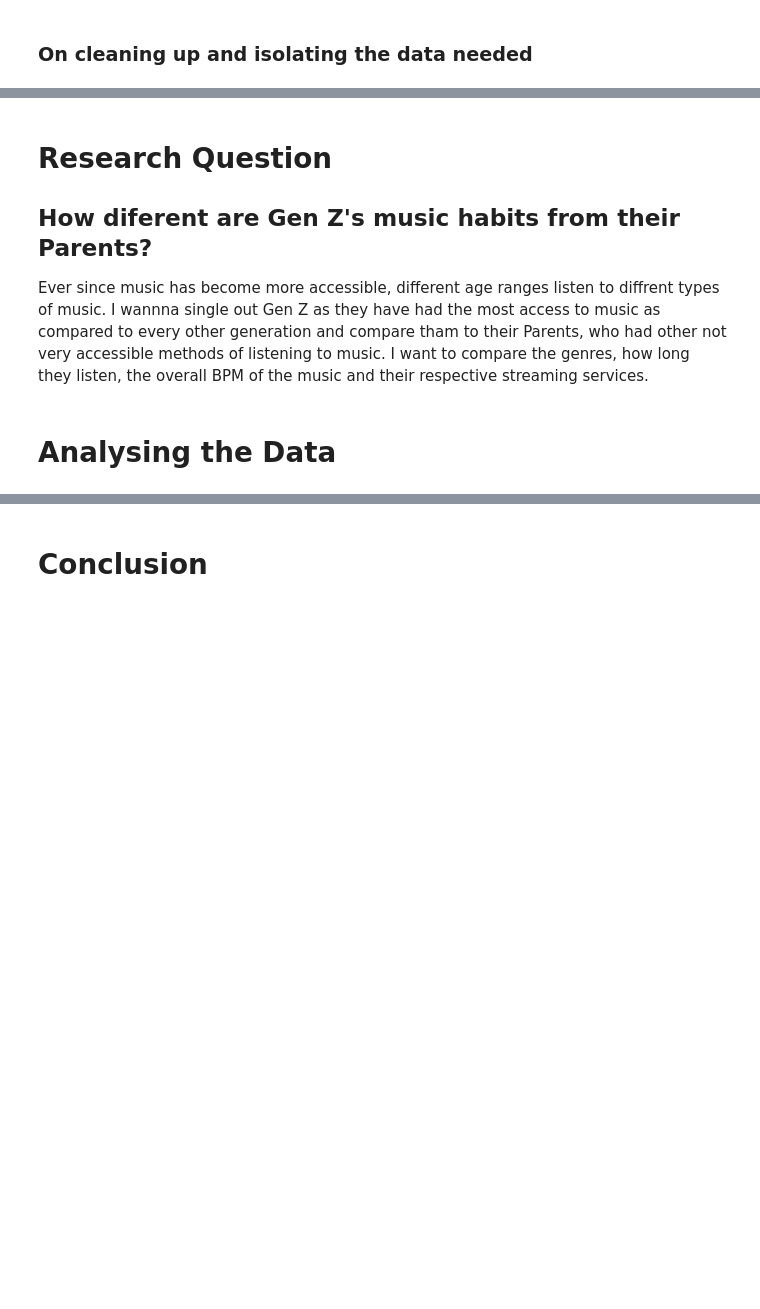
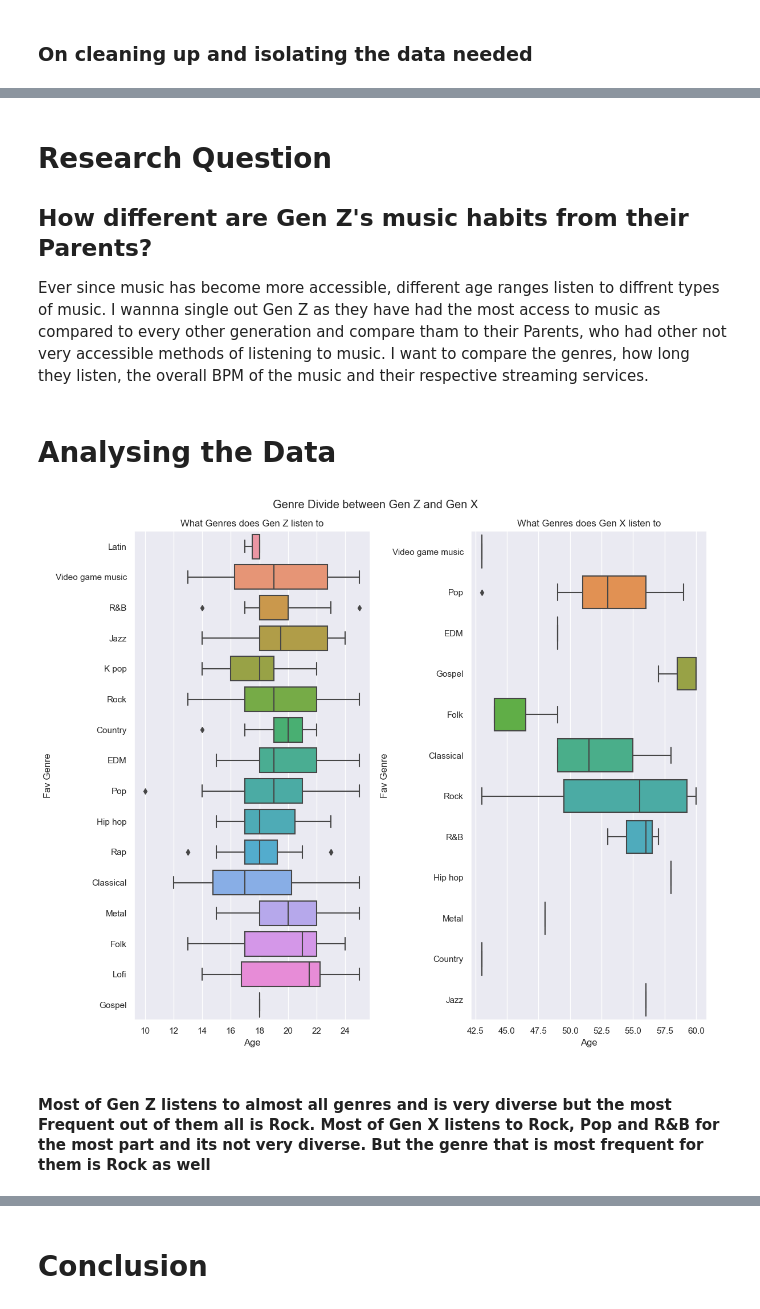
Before and after one commit to ubco-W2022T2-data301/project-group29, a Jupyter notebook: analysis/analysis2.ipynb, the cells around one changed output, grey strips where cells are left out. Drawn from its saved outputs; the diff is of its cells as text; code cells hidden in the pictures; blank space fills up the shorter version.

```diff
--- a/analysis/analysis2.ipynb
+++ b/analysis/analysis2.ipynb
@@ -78,7 +88,7 @@ OSError: Cannot save file into a non-existent directory: 'data/processed'
 # %% [markdown]
 # Research Question
 
-## How diferent are Gen Z's music habits from their Parents?
+## How different are Gen Z's music habits from their Parents?
 
 Ever since music has become more accessible, different age ranges listen to diffrent types of music. I wannna single out Gen Z as they have had the most access to music as compared to every other generation and compare tham to their Parents, who  had other not very accessible methods of listening to music. I want to compare the genres, how long they listen, the overall BPM of the music and their respective streaming services.
 # %% [markdown]
@@ -86,19 +96,26 @@ Ever since music has become more accessible, different age ranges listen to diff
 # %%
 fig, (ax1, ax2) = plt.subplots(ncols=2, figsize=(12,10))
 
 age_z = dataload[["Age","Fav genre"]]
 age_z = age_z[(age_z["Age"] <= 25)]
 
 sns.boxplot(data = age_z, x = "Age", y = "Fav genre", ax=ax1).set(title = "What Genres does Gen Z listen to", xlabel = "Age", ylabel = "Fav Genre")
 
 #Gen X music
 age_x = dataload[["Age","Fav genre"]]
 age_x = age_x[(age_x["Age"] >= 43) & (age_x["Age"] <= 60)]
 
 sns.boxplot(data = age_x, x = "Age", y = "Fav genre", ax=ax2).set(title = "What Genres does Gen X listen to", xlabel = "Age", ylabel = "Fav Genre")
 
+plt.suptitle("Genre Divide between Gen Z and Gen X")
+plt.savefig('../images/analysis2/genre_a2.png')
+
 plt.tight_layout()
 plt.show()
+# %% [output]
+[figure, added]
+# %% [markdown]
+#### Most of Gen Z listens to almost all genres and is very diverse but the most Frequent out of them all is Rock. Most of Gen X listens to Rock, Pop and R&B for the most part and its not very diverse. But the genre that is most frequent for them is Rock as well
 # %%
 GenZ_Genre = age_z["Fav genre"].mode()
 GenZ_Genre
```
Also changed, not shown: parts of 30 cells of this notebook, 8 other files.
